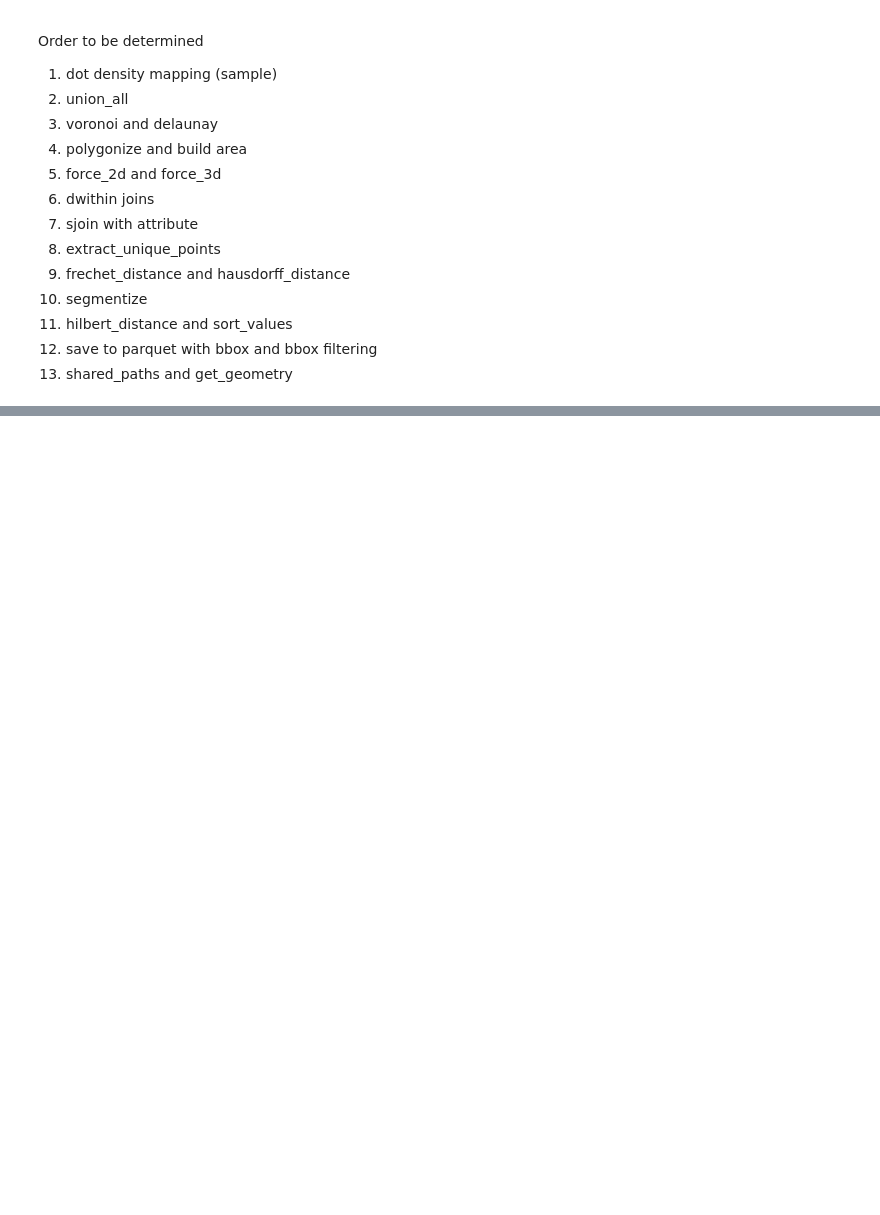
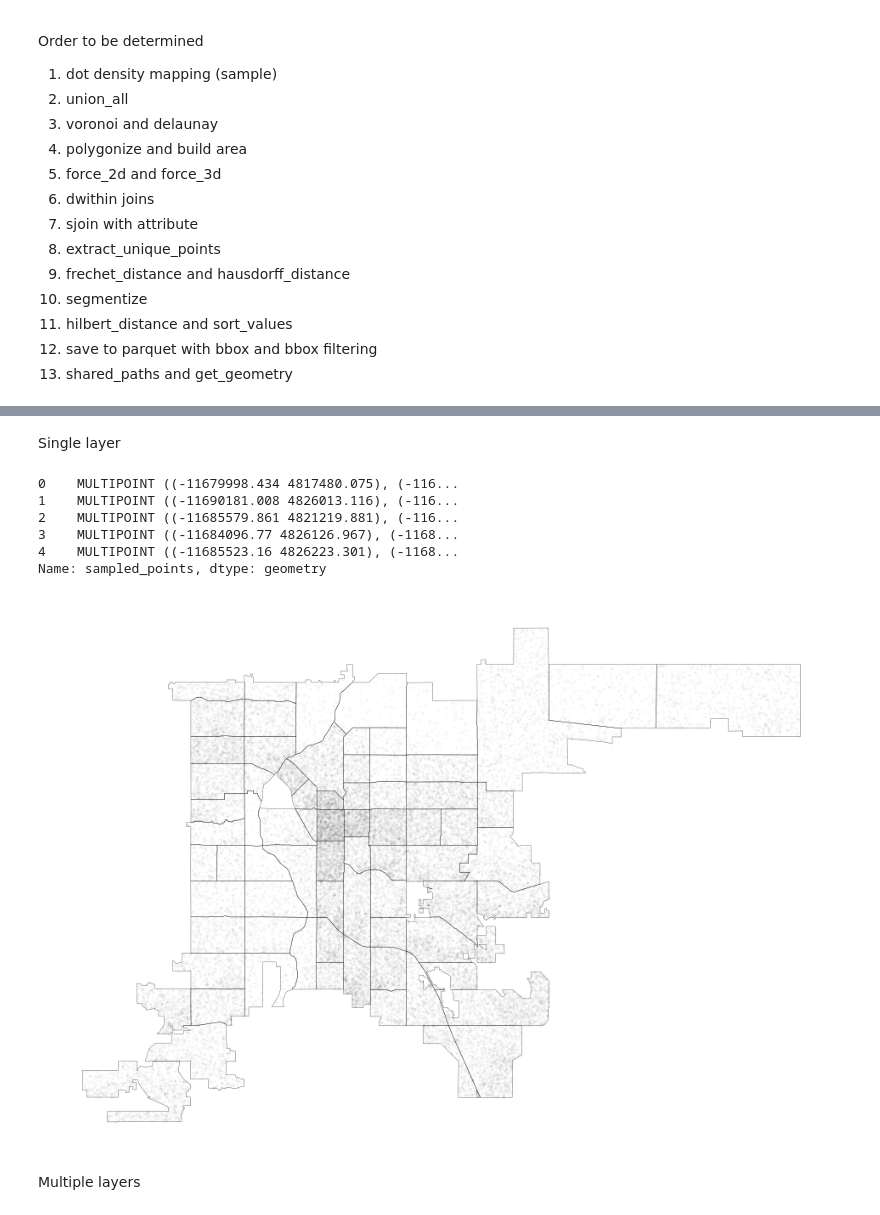
Before and after one commit to martinfleis/geopandas-one-workshop, a Jupyter notebook: GeoPython2024.ipynb, the cells around one changed output, grey strips where cells are left out. Cells and saved outputs as stored; diff of their text form; code cells hidden in the pictures; blank space fills up the shorter version.

```diff
--- a/GeoPython2024.ipynb
+++ b/GeoPython2024.ipynb
@@ -44,0 +55,3 @@ Order to be determined
+# %%
+denver = geopandas.read_file("data/denver.gpkg")
+denver
@@ -44,0 +72,20 @@ Order to be determined
+# %% [markdown]
+Single layer
+# %%
+white = denver.sample_points(denver.white // 10, rng=42)
+white.head()
+# %% [output]
+0    MULTIPOINT ((-11679998.434 4817480.075), (-116...
+1    MULTIPOINT ((-11690181.008 4826013.116), (-116...
+2    MULTIPOINT ((-11685579.861 4821219.881), (-116...
+3    MULTIPOINT ((-11684096.77 4826126.967), (-1168...
+4    MULTIPOINT ((-11685523.16 4826223.301), (-1168...
+Name: sampled_points, dtype: geometry
+# %%
+ax = white.plot(color="k", markersize=0.001, figsize=(12, 12))
+denver.boundary.plot(ax=ax, color="k", linewidth=0.2)
+ax.set_axis_off()
+# %% [output]
+[figure, added]
+# %% [markdown]
+Multiple layers
```
Also changed, not shown: parts of 16 cells of this notebook, 3 other files.
